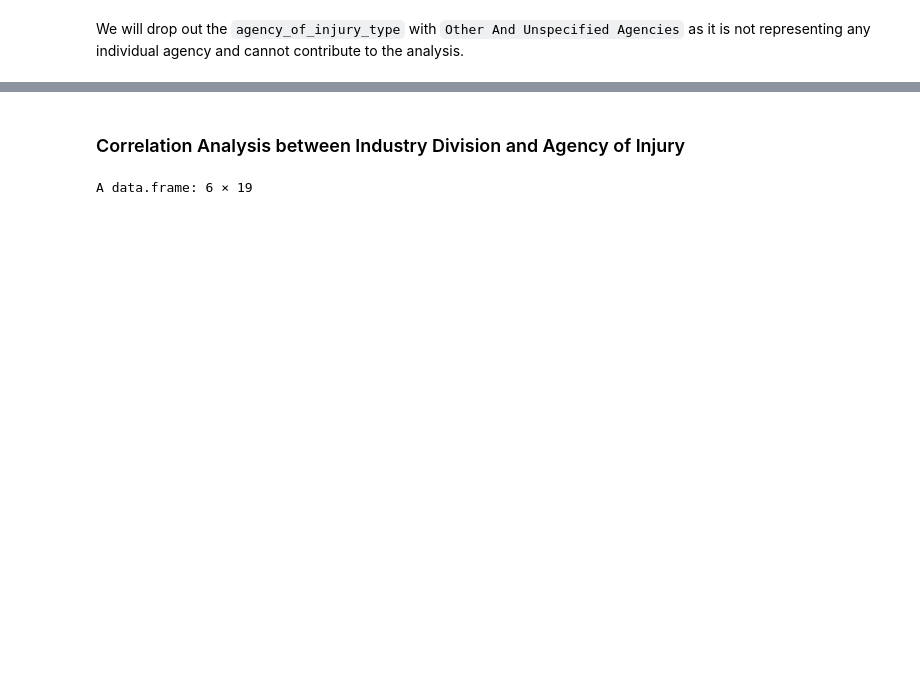
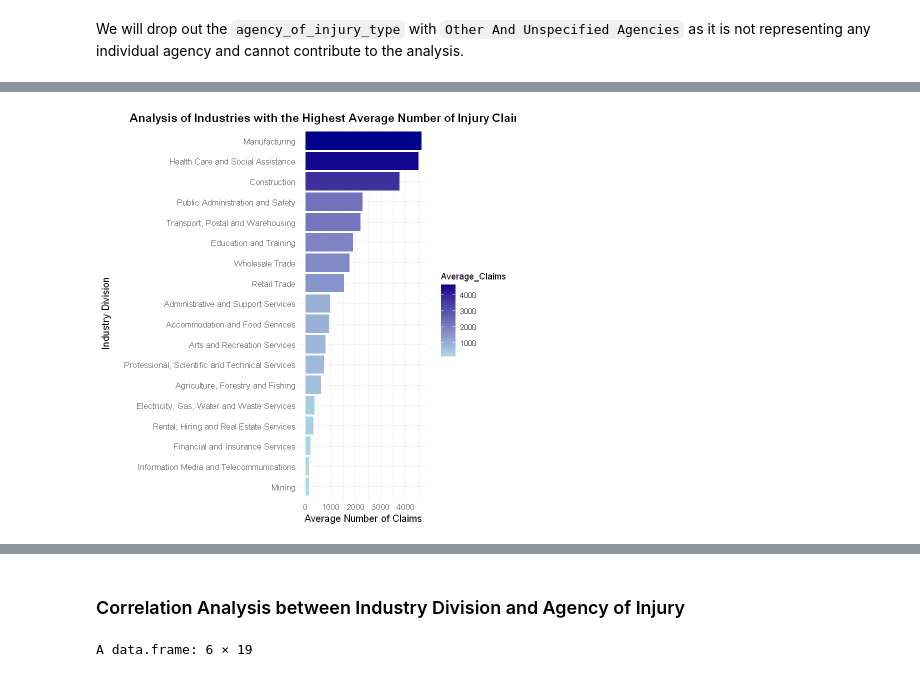
Before and after one commit to FanHwa/FDS_A3, a Jupyter notebook: FanHwa_34648100_Assignment3_Rmd.ipynb, the cells around one changed output, grey strips where cells are left out. Saved outputs shown, nothing was run; the diff lists cells and outputs as text; code cells hidden in the pictures; blank space fills up the shorter version.

Commit message:
Analysis of Average Number Across Different Industry

```diff
--- a/FanHwa_34648100_Assignment3_Rmd.ipynb
+++ b/FanHwa_34648100_Assignment3_Rmd.ipynb
@@ -303,0 +308,13 @@ A tibble: 44 × 15
+# %%
+
+# Calculate the average number of injury claims for each industry
+average_industry_claims <- industry_division_df %>%
+  rowwise() %>%
+  mutate(Average_Claims = mean(c_across(`2011`:`2023`), na.rm = TRUE)) %>%
+  ungroup()
+
+# Sort the industries by the highest average number of claims
+average_industry_claims <- average_industry_claims %>%
+  arrange(desc(Average_Claims))
+
+average_industry_claims
@@ -303,0 +341,21 @@ A tibble: 44 × 15
+# %%
+# {r, fig.width=12, fig.height=12}
+# Plot the industries with the highest average number of injury claims
+ggplot(average_industry_claims, aes(x = reorder(industry_division, Average_Claims), y = Average_Claims, fill = Average_Claims)) +
+  geom_bar(stat = "identity") +
+  coord_flip() +  # Flip the chart to make it more readable
+  scale_fill_gradient(low = "lightblue", high = "darkblue") +  # Use a color gradient for different bar colors
+  labs(
+    title = "Analysis of Average Number of Injury Claims by Industry Division (2011-2023)",
+    x = "Industry Division",
+    y = "Average Number of Claims"
+  ) +
+  theme_minimal() +
+  theme(
+    plot.title = element_text(size = 14, face = "bold", hjust = 0.5),
+    axis.text.x = element_text(size = 10),
+    axis.text.y = element_text(size = 10),
+    axis.title = element_text(size = 12)
+  )
+# %% [output]
+[figure, added]
```
Also changed, not shown: parts of 12 cells of this notebook, 1 other file.
